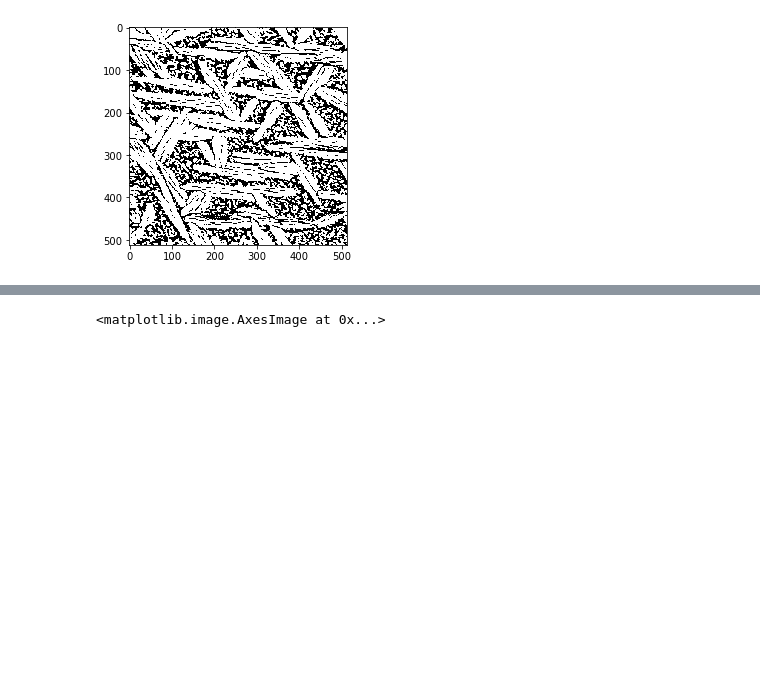
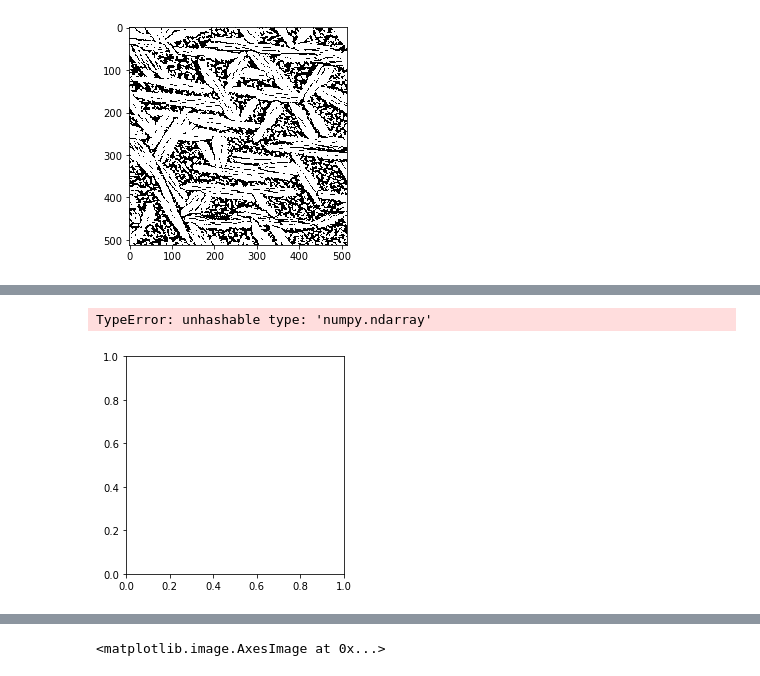
Before and after one commit to liud16/direct18project, a Jupyter notebook: direct18project/RoughWork.ipynb, the cells around one changed output, grey strips where cells are left out. Cells and saved outputs as stored; diff of their text form; code cells hidden in the pictures; blank space fills up the shorter version.

```diff
--- a/direct18project/RoughWork.ipynb
+++ b/direct18project/RoughWork.ipynb
@@ -324,0 +352,8 @@ plt.imshow(img_clustered)
+# %%
+#segments_quick = segmentation.quickshift(trial, kernel_size=3, max_dist=6, ratio=0.5)
+segments_fz = segmentation.felzenszwalb(trial, scale=100, sigma=0.5, min_size=50)
+plt.figure()
+plt.imshow(trial, segments_fz)
+# %% [output]
+TypeError: unhashable type: 'numpy.ndarray'
+[figure, added]
```
Also changed, not shown: parts of 32 cells of this notebook.
